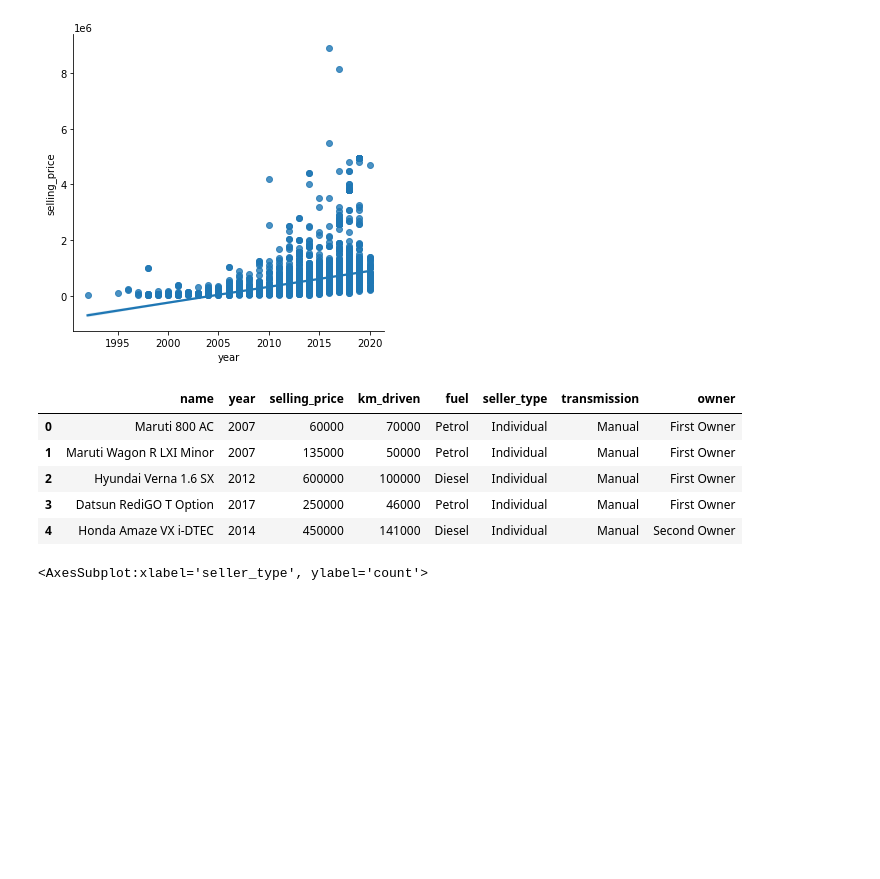
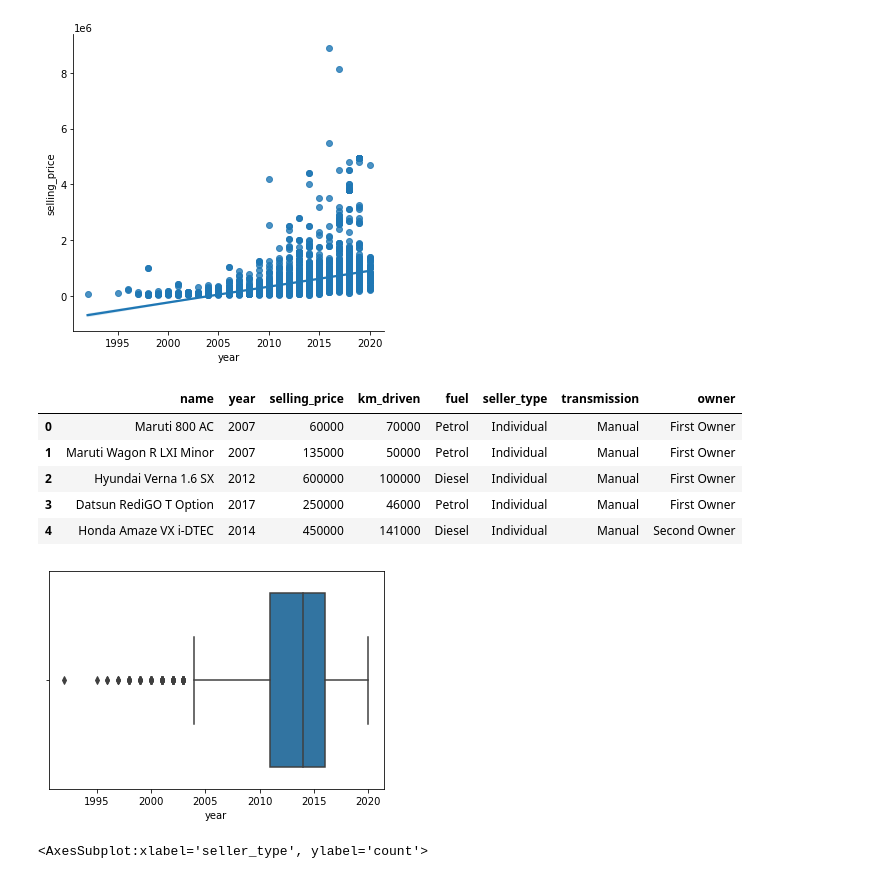
Before and after one commit to mehmettoktas/Machine-Learning-Car-Price-Prediction, a Jupyter notebook: CarPriceProject/Ön işleme.ipynb, the cells around one changed output. Saved outputs shown, nothing was run; the diff lists cells and outputs as text; code cells hidden in the pictures; blank space fills up the shorter version.

```diff
--- a/CarPriceProject/Ön işleme.ipynb
+++ b/CarPriceProject/Ön işleme.ipynb
@@ -81,6 +120,11 @@ df.head()
 | 2 | Hyundai Verna 1.6 SX | 2012 | 600000 | 100000 | Diesel | Individual | Manual | First Owner |
 | 3 | Datsun RediGO T Option | 2017 | 250000 | 46000 | Petrol | Individual | Manual | First Owner |
 | 4 | Honda Amaze VX i-DTEC | 2014 | 450000 | 141000 | Diesel | Individual | Manual | Second Owner |
+# %%
+sns.boxplot(x=df["year"])
+plt.show()
+# %% [output]
+[figure, added]
 # %%
 sns.countplot(x='seller_type', data=df)
 # %% [output]
```
Also changed, not shown: parts of 49 cells of this notebook.
